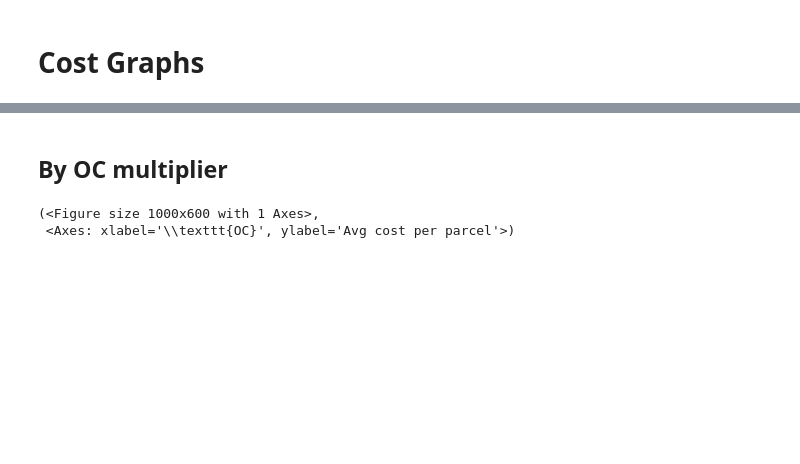
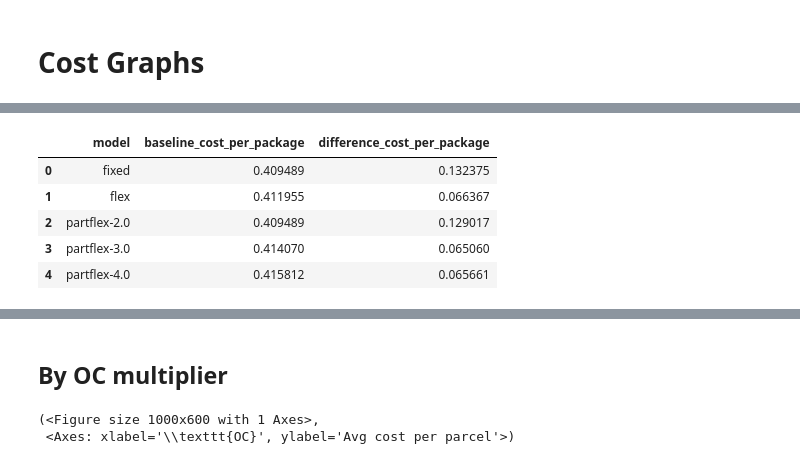
Before and after one commit to carlosperez1997/lmd-sizing-scheduling, a Jupyter notebook: code_team/rostering jonny/cost_graphs.ipynb, the cells around one changed output, grey strips where cells are left out. Cells and saved outputs as stored; diff of their text form; code cells hidden in the pictures; blank space fills up the shorter version.

```diff
--- a/code_team/rostering jonny/cost_graphs.ipynb
+++ b/code_team/rostering jonny/cost_graphs.ipynb
@@ -108,0 +181,14 @@ results_df
+# %%
+# Calculate averages
+cost_df_by_model = results_df[['model', 'baseline_cost_per_package', 'difference_cost_per_package']]
+cost_df_by_model = cost_df_by_model.copy()
+cost_df_by_model = cost_df_by_model.groupby(['model']).mean()
+cost_df_by_model = cost_df_by_model.reset_index()
+cost_df_by_model
+# %% [output]
+|  | model | baseline_cost_per_package | difference_cost_per_package |
+| 0 | fixed | 0.409489 | 0.132375 |
+| 1 | flex | 0.411955 | 0.066367 |
+| 2 | partflex-2.0 | 0.409489 | 0.129017 |
+| 3 | partflex-3.0 | 0.414070 | 0.065060 |
+| 4 | partflex-4.0 | 0.415812 | 0.065661 |
```
Also changed, not shown: parts of 10 cells of this notebook, 11 other files.
